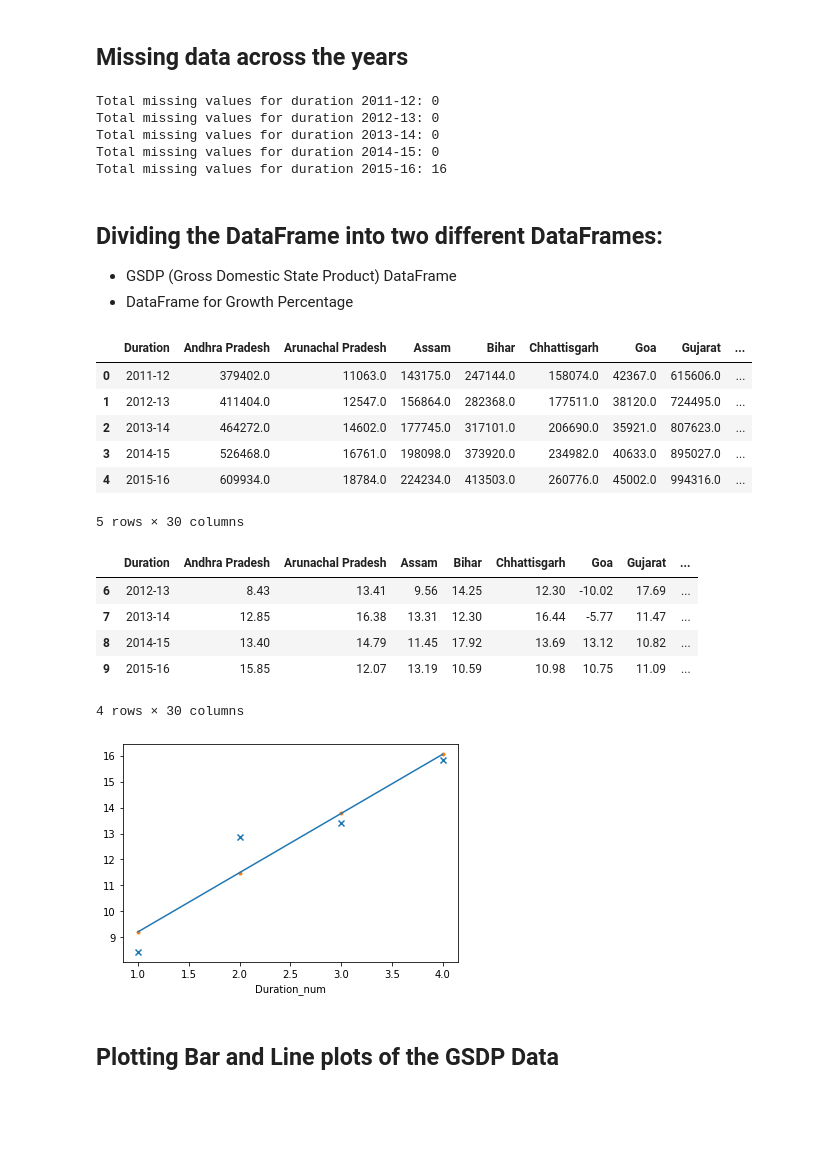
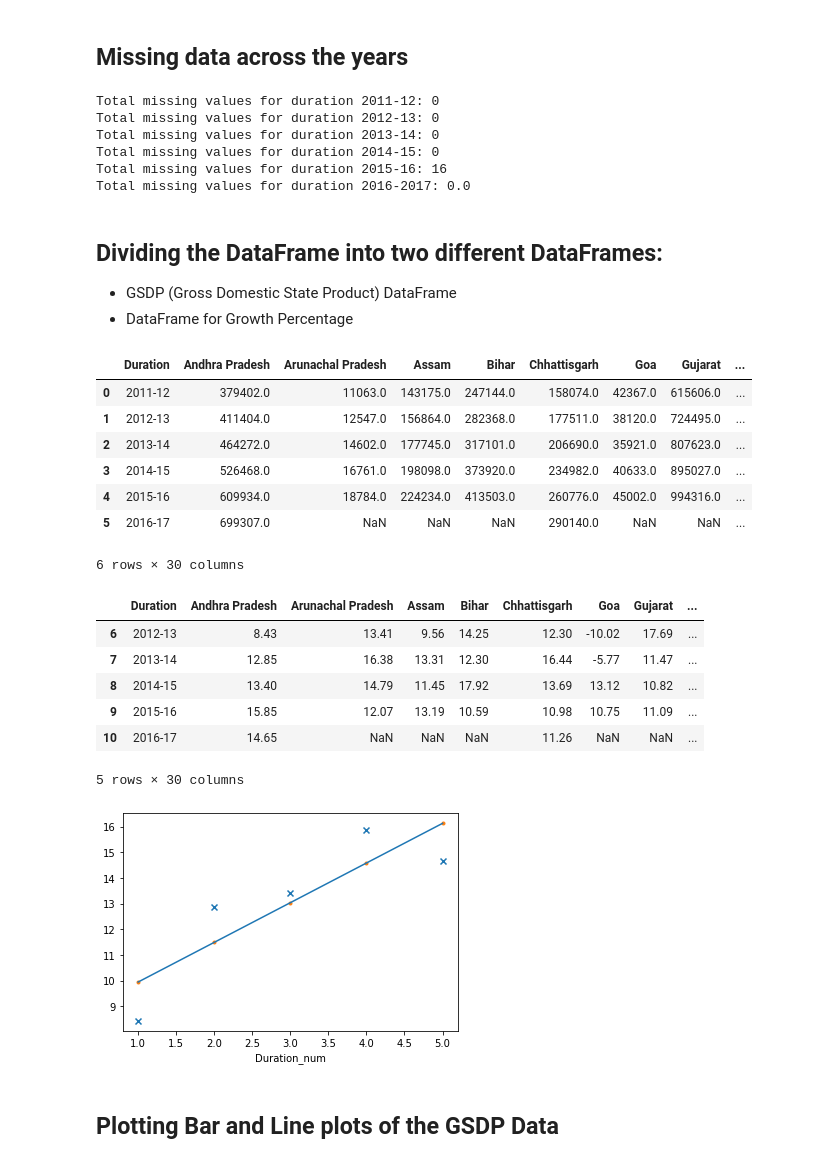
Before and after one commit to Yashvardhan777/DS-Labs, a Jupyter notebook: main.ipynb, the cells around one changed output. Drawn from its saved outputs; the diff is of its cells as text; code cells hidden in the pictures; blank space fills up the shorter version.

```diff
--- a/main.ipynb
+++ b/main.ipynb
@@ -85,8 +97,7 @@ list(gdp_df.columns)
 # %%
 union_territories = ["Andaman & Nicobar Islands", "Chandigarh", "Delhi", "Puducherry"]
 gdp_df.drop(union_territories, axis = 1, inplace = True)
-gdp_df.drop(gdp_df[gdp_df["Duration"] == '2016-17'].index, inplace =True)
-gdp_df.head(10)
+gdp_df.head(11)
 # %% [output]
 |  | Items Description | Duration | Andhra Pradesh | Arunachal Pradesh | Assam | Bihar | Chhattisgarh | ... |
 | 0 | GSDP - CURRENT PRICES (` in Crore) | 2011-12 | 379402.00 | 11063.00 | 143175.00 | 247144.00 | 158074.00 | ... |
@@ -149,7 +167,7 @@ pd.DataFrame([[gdp_df.shape],
 # %% [markdown]
 ## Missing data across the years
 # %%
-duration_list=['2011-12','2012-13','2013-14','2014-15','2015-16']
+duration_list=['2011-12','2012-13','2013-14','2014-15','2015-16', '2016-2017']
 for duration in duration_list:
     missing_val = gdp_df[gdp_df['Duration']==duration].isnull().sum().sum()
     print('Total missing values for duration {0}: {1}'.format(duration,missing_val))
@@ -159,6 +177,7 @@ Total missing values for duration 2012-13: 0
 Total missing values for duration 2013-14: 0
 Total missing values for duration 2014-15: 0
 Total missing values for duration 2015-16: 16
+Total missing values for duration 2016-2017: 0.0
 # %% [markdown]
 ## Dividing the DataFrame into two different DataFrames:
 - GSDP (Gross Domestic State Product) DataFrame
@@ -174,7 +193,8 @@ gsdp_df
 | 2 | 2013-14 | 464272.0 | 14602.0 | 177745.0 | 317101.0 | 206690.0 | 35921.0 | 807623.0 | ... |
 | 3 | 2014-15 | 526468.0 | 16761.0 | 198098.0 | 373920.0 | 234982.0 | 40633.0 | 895027.0 | ... |
 | 4 | 2015-16 | 609934.0 | 18784.0 | 224234.0 | 413503.0 | 260776.0 | 45002.0 | 994316.0 | ... |
+| 5 | 2016-17 | 699307.0 | NaN | NaN | NaN | 290140.0 | NaN | NaN | ... |
-5 rows × 30 columns
+6 rows × 30 columns
 # %%
 growth_df = gdp_df[gdp_df['Items  Description'].str.contains('Growth')]
 growth_df.drop(columns=['Items  Description'],inplace=True)
@@ -185,34 +205,35 @@ growth_df
 | 7 | 2013-14 | 12.85 | 16.38 | 13.31 | 12.30 | 16.44 | -5.77 | 11.47 | ... |
 | 8 | 2014-15 | 13.40 | 14.79 | 11.45 | 17.92 | 13.69 | 13.12 | 10.82 | ... |
 | 9 | 2015-16 | 15.85 | 12.07 | 13.19 | 10.59 | 10.98 | 10.75 | 11.09 | ... |
+| 10 | 2016-17 | 14.65 | NaN | NaN | NaN | 11.26 | NaN | NaN | ... |
-4 rows × 30 columns
+5 rows × 30 columns
 # %%
 # Making a copy of the dataframe to perform changes in df
 growth_cc_df = growth_df.copy()
 
 # Adding a key-value pair to the column "Duration_num" for plotting
-growth_cc_df['Duration_num'] = growth_cc_df.Duration.map({'2012-13':1,'2013-14':2,'2014-15':3, '2015-16':4})
+growth_cc_df['Duration_num'] = growth_cc_df.Duration.map({'2012-13':1,'2013-14':2,'2014-15':3, '2015-16':4, '2016-17':5})
 
 # Specifying the x and y axes
 x=growth_cc_df['Duration_num']
 y=growth_cc_df['Andhra Pradesh']
 
 # Fitting the x and y values into a linear polynomial
 z = np.polyfit(x,y,deg=1)
 
 # Returns the actual polynomial
 p = np.poly1d(z)
 
 # Plotting the Actual Values
 plt.scatter(x,y, marker='x')
 
 # Plotting the Predicted Values
 plt.scatter(x, p(x), marker='.')
 
 sns.lineplot(x,p(x))
 plt.show()
 # %% [output]
-[figure, old version]
+[figure, new version]
 # %% [markdown]
 ## Plotting Bar and Line plots of the GSDP Data
 # %%
```
Also changed, not shown: parts of 49 cells of this notebook.
